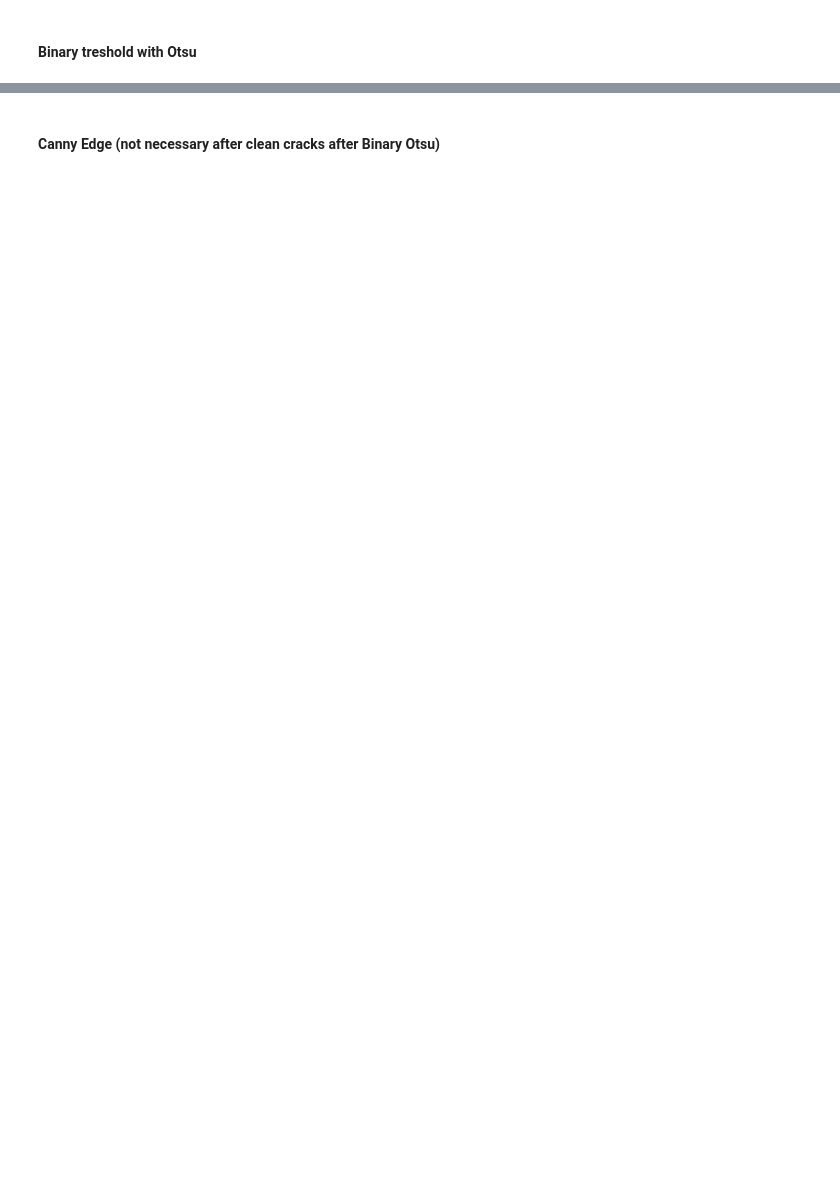
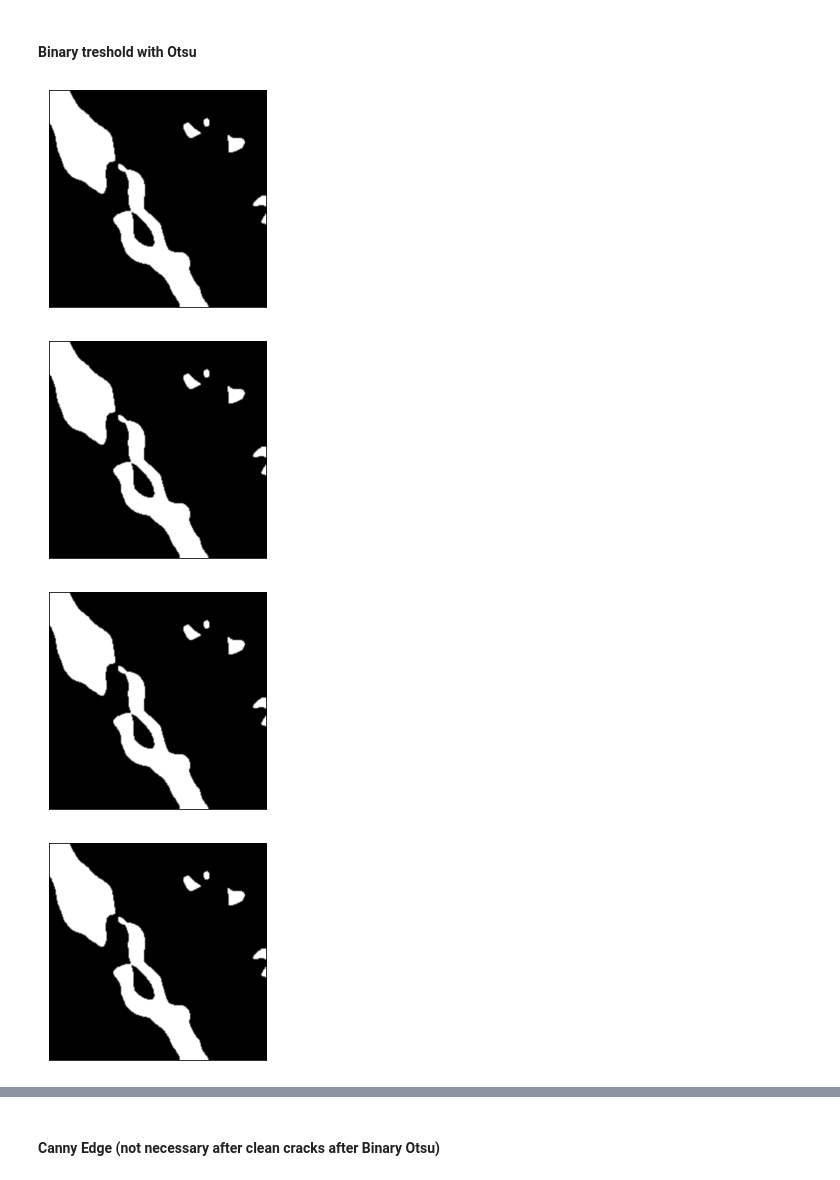
Before and after one commit to kristof-becode/Concrete-Crack-Detection, a Jupyter notebook: Try_Diff_Images.ipynb, the cells around one changed output, grey strips where cells are left out. Drawn from its saved outputs; the diff is of its cells as text; code cells hidden in the pictures; blank space fills up the shorter version.

```diff
--- a/Try_Diff_Images.ipynb
+++ b/Try_Diff_Images.ipynb
@@ -42,9 +96,16 @@ SyntaxError: invalid syntax (<ipython-input-16-4325ac182efb>, line 11)
 # %% [markdown]
 #### Binary treshold with Otsu
 # %%
-for xxxx
+otsu = []
+for blur in blurs:
 
-    ret4,th4 = cv.threshold(blur2,0,255,cv.THRESH_BINARY_INV+cv.THRESH_OTSU)
+    ret,th = cv.threshold(blur,0,255,cv.THRESH_BINARY_INV+cv.THRESH_OTSU)
     plt.imshow(th4, cmap = 'gray', interpolation = 'bicubic')
     plt.xticks([]), plt.yticks([])  # hide tick values on X and Y axis
     plt.show()
+    otsu.append(th)
+# %% [output]
+[figure, added]
+[figure, added]
+[figure, added]
+[figure, added]
```
Also changed, not shown: parts of 5 cells of this notebook.
